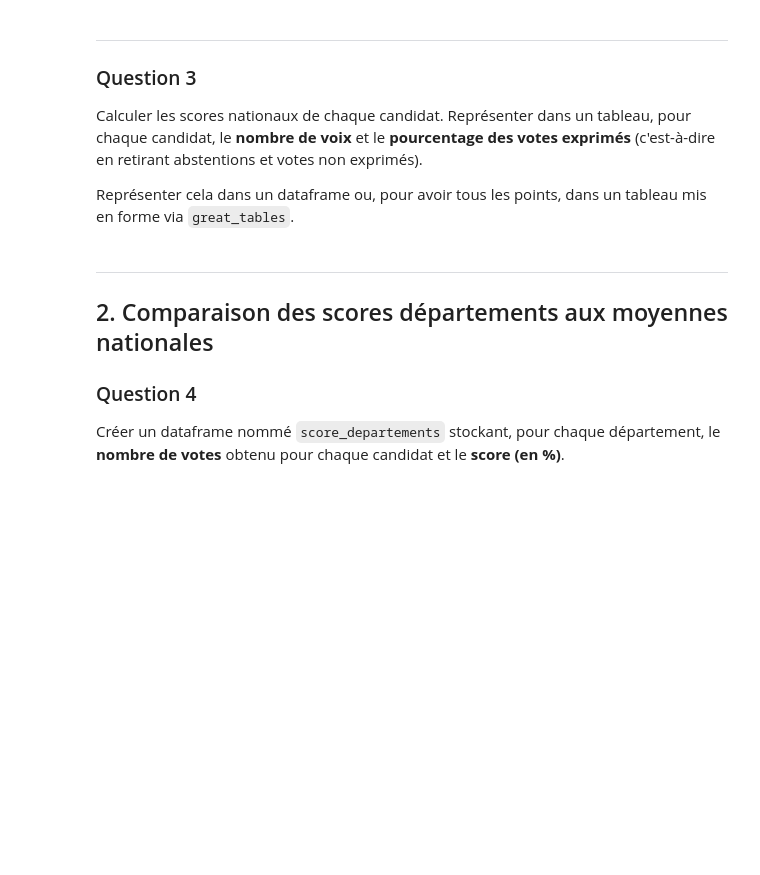
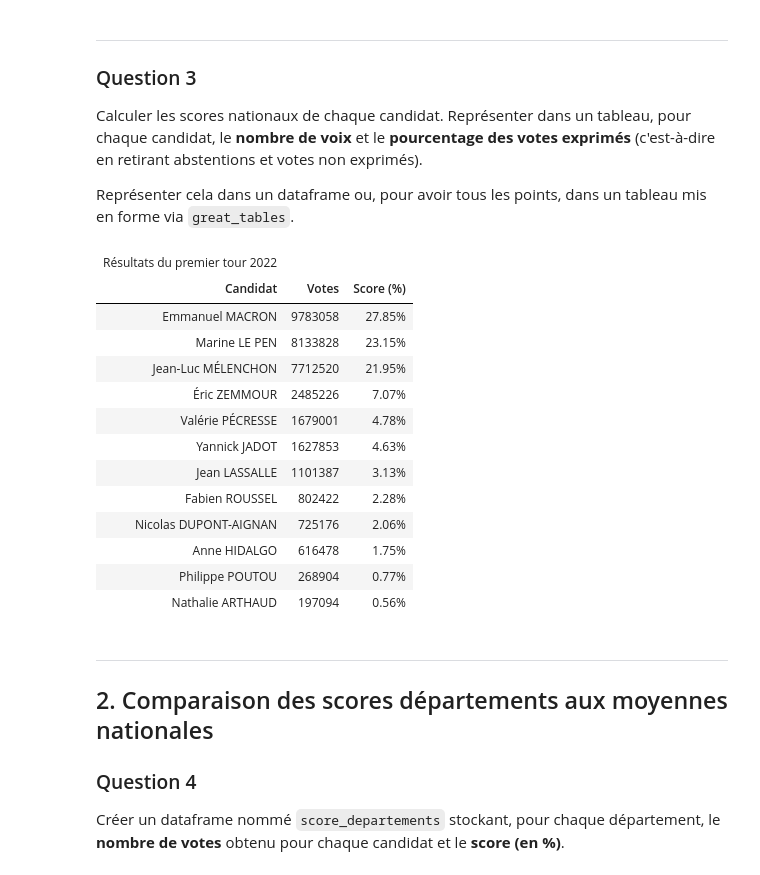
Before and after one commit to zgregi/DM_python_datascience, a Jupyter notebook: main.ipynb, the cells around one changed output. Cells and saved outputs as stored; diff of their text form; code cells hidden in the pictures; blank space fills up the shorter version.

```diff
--- a/main.ipynb
+++ b/main.ipynb
@@ -69,31 +103,46 @@ Calculer les scores nationaux de chaque candidat. Représenter dans un tableau,
 
 Représenter cela dans un dataframe ou, pour avoir tous les points, dans un tableau mis en forme via `great_tables`.
 # %%
-exclure = ["", "abstentions", "blancs", "nuls"]
-votes_exprimes = df[~df["candidat"].isin(exclure)]
+exclure = ["abstentions", "blancs", "nuls", ""]
+votes_exprimes = df[~df["candidat"].str.lower().str.strip().isin(exclure)].dropna(subset=['candidat'])
 
 scores = votes_exprimes.groupby("candidat")["voix"].sum().reset_index()
 total_votes_exprimes = votes_exprimes["voix"].sum()
 
 # Calcul du pourcentage et ajout du symbole %
 scores["Score (% votes exprimés)"] = (scores["voix"] / total_votes_exprimes * 100).round(2)
 # Renommer les colonnes
 scores.rename(columns={
     "candidat": "Candidat",
     "voix": "Nombre votes (total)"
 }, inplace=True)
 
 # Trier du plus grand au plus petit
 scores = scores.sort_values(by="Nombre votes (total)", ascending=False).reset_index(drop=True)
 
 # Affichage sans index
 scores.style.hide(axis="index")
 (
     GT(scores)
     .tab_header(title="Résultats du premier tour 2022")
     .cols_label(**{"Candidat": "Candidat", "Nombre votes (total)": "Votes", "Score (% votes exprimés)": "Score (%)"})
     .fmt_percent(columns=["Score (% votes exprimés)"], decimals=2, scale_values=False)
 )
+# %% [output]
+| Résultats du premier tour 2022 |  |  |
+| Candidat | Votes | Score (%) |
+| Emmanuel MACRON | 9783058 | 27.85% |
+| Marine LE PEN | 8133828 | 23.15% |
+| Jean-Luc MÉLENCHON | 7712520 | 21.95% |
+| Éric ZEMMOUR | 2485226 | 7.07% |
+| Valérie PÉCRESSE | 1679001 | 4.78% |
+| Yannick JADOT | 1627853 | 4.63% |
+| Jean LASSALLE | 1101387 | 3.13% |
+| Fabien ROUSSEL | 802422 | 2.28% |
+| Nicolas DUPONT-AIGNAN | 725176 | 2.06% |
+| Anne HIDALGO | 616478 | 1.75% |
+| Philippe POUTOU | 268904 | 0.77% |
+| Nathalie ARTHAUD | 197094 | 0.56% |
 # %% [markdown]
 ---
 ## 2. Comparaison des scores départements aux moyennes nationales
```
Also changed, not shown: parts of 19 cells of this notebook, 1 other file.
